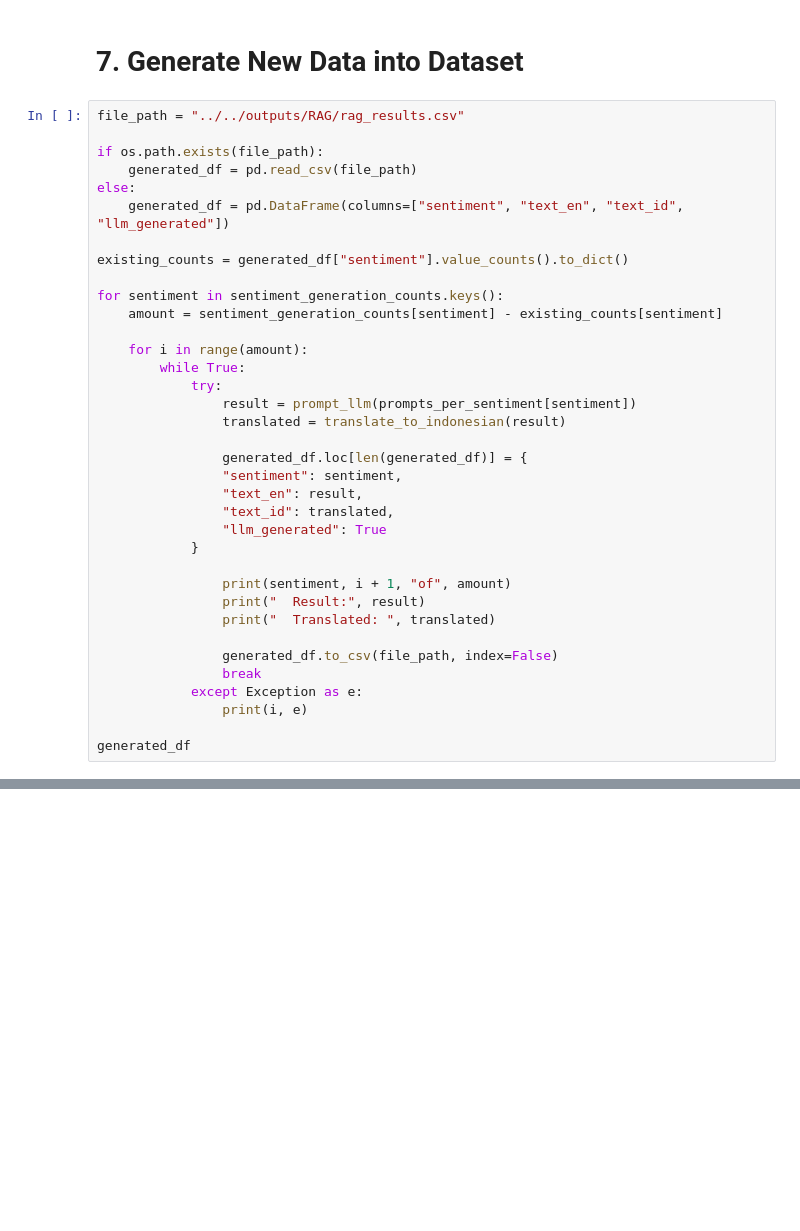
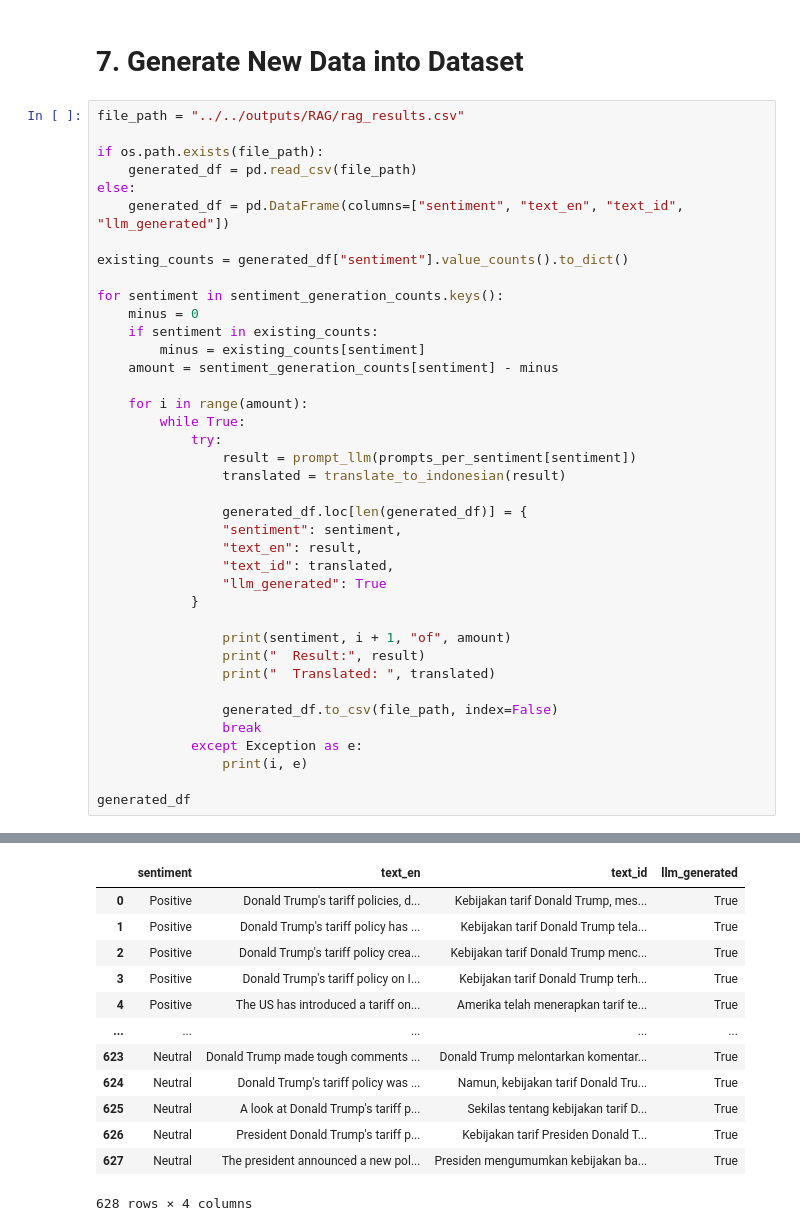
Before and after one commit to chiisana-riryi/kelompok-7-pba, a Jupyter notebook: notebooks/10-RAG-LLM/rag-flan.ipynb, the cells around one changed output, grey strips where cells are left out. Cells and saved outputs as stored; diff of their text form; blank space fills up the shorter version.

```diff
--- a/notebooks/10-RAG-LLM/rag-flan.ipynb
+++ b/notebooks/10-RAG-LLM/rag-flan.ipynb
@@ -159,7 +198,10 @@ else:
 existing_counts = generated_df["sentiment"].value_counts().to_dict()
 
 for sentiment in sentiment_generation_counts.keys():
-    amount = sentiment_generation_counts[sentiment] - existing_counts[sentiment]
+    minus = 0
+    if sentiment in existing_counts:
+        minus = existing_counts[sentiment]
+    amount = sentiment_generation_counts[sentiment] - minus
 
     for i in range(amount):
         while True:
@@ -184,3 +226,4 @@ for sentiment in sentiment_generation_counts.keys():
                 print(i, e)
 
 generated_df
+# %% [output]
@@ -186,0 +247,13 @@ generated_df
+|  | sentiment | text_en | text_id | llm_generated |
+| 0 | Positive | Donald Trump's tariff policies, d... | Kebijakan tarif Donald Trump, mes... | True |
+| 1 | Positive | Donald Trump's tariff policy has ... | Kebijakan tarif Donald Trump tela... | True |
+| 2 | Positive | Donald Trump's tariff policy crea... | Kebijakan tarif Donald Trump menc... | True |
+| 3 | Positive | Donald Trump's tariff policy on I... | Kebijakan tarif Donald Trump terh... | True |
+| 4 | Positive | The US has introduced a tariff on... | Amerika telah menerapkan tarif te... | True |
+| ... | ... | ... | ... | ... |
+| 623 | Neutral | Donald Trump made tough comments ... | Donald Trump melontarkan komentar... | True |
+| 624 | Neutral | Donald Trump's tariff policy was ... | Namun, kebijakan tarif Donald Tru... | True |
+| 625 | Neutral | A look at Donald Trump's tariff p... | Sekilas tentang kebijakan tarif D... | True |
+| 626 | Neutral | President Donald Trump's tariff p... | Kebijakan tarif Presiden Donald T... | True |
+| 627 | Neutral | The president announced a new pol... | Presiden mengumumkan kebijakan ba... | True |
+628 rows × 4 columns
```
Also changed, not shown: parts of 8 cells of this notebook, 1 other file.
